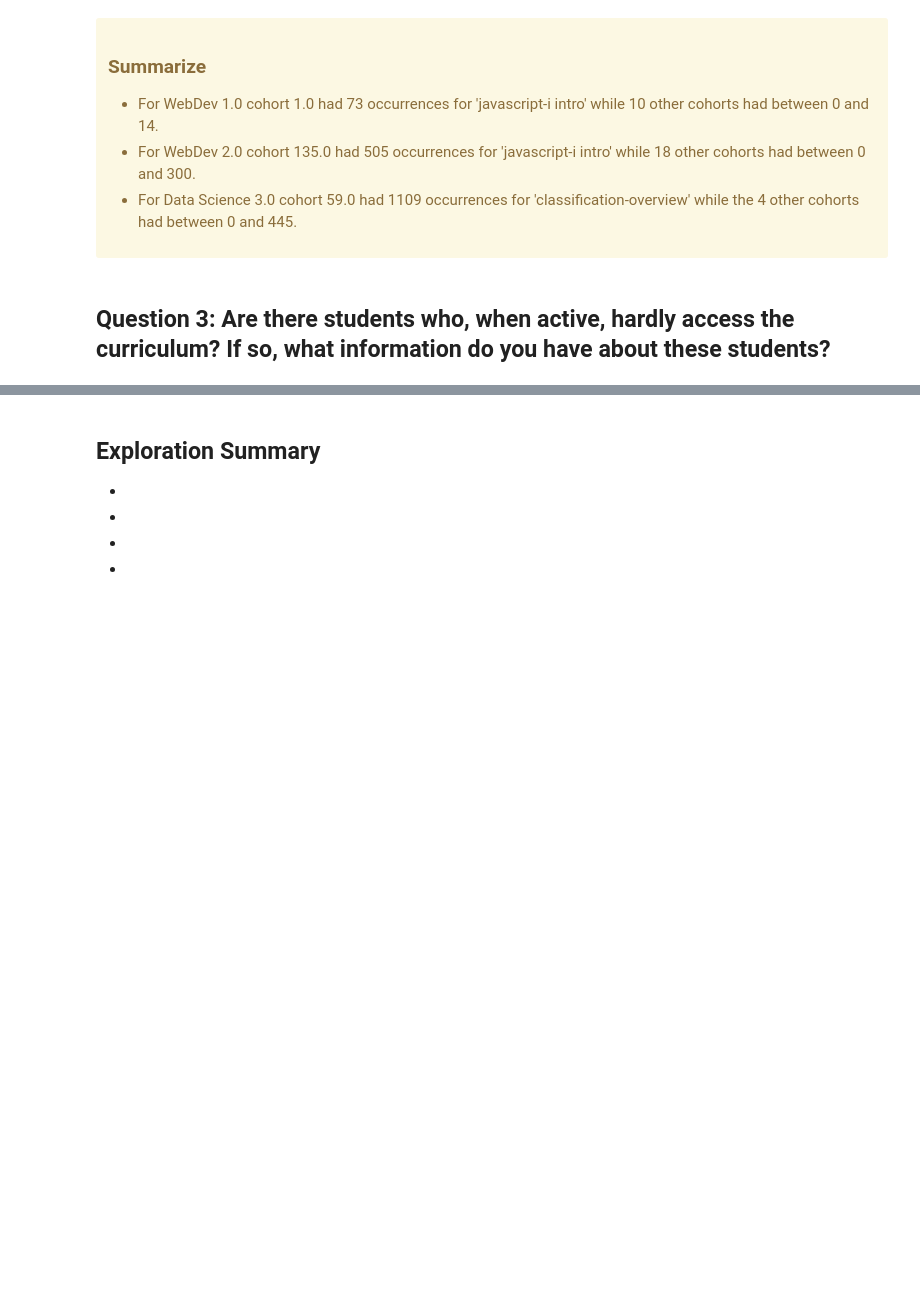
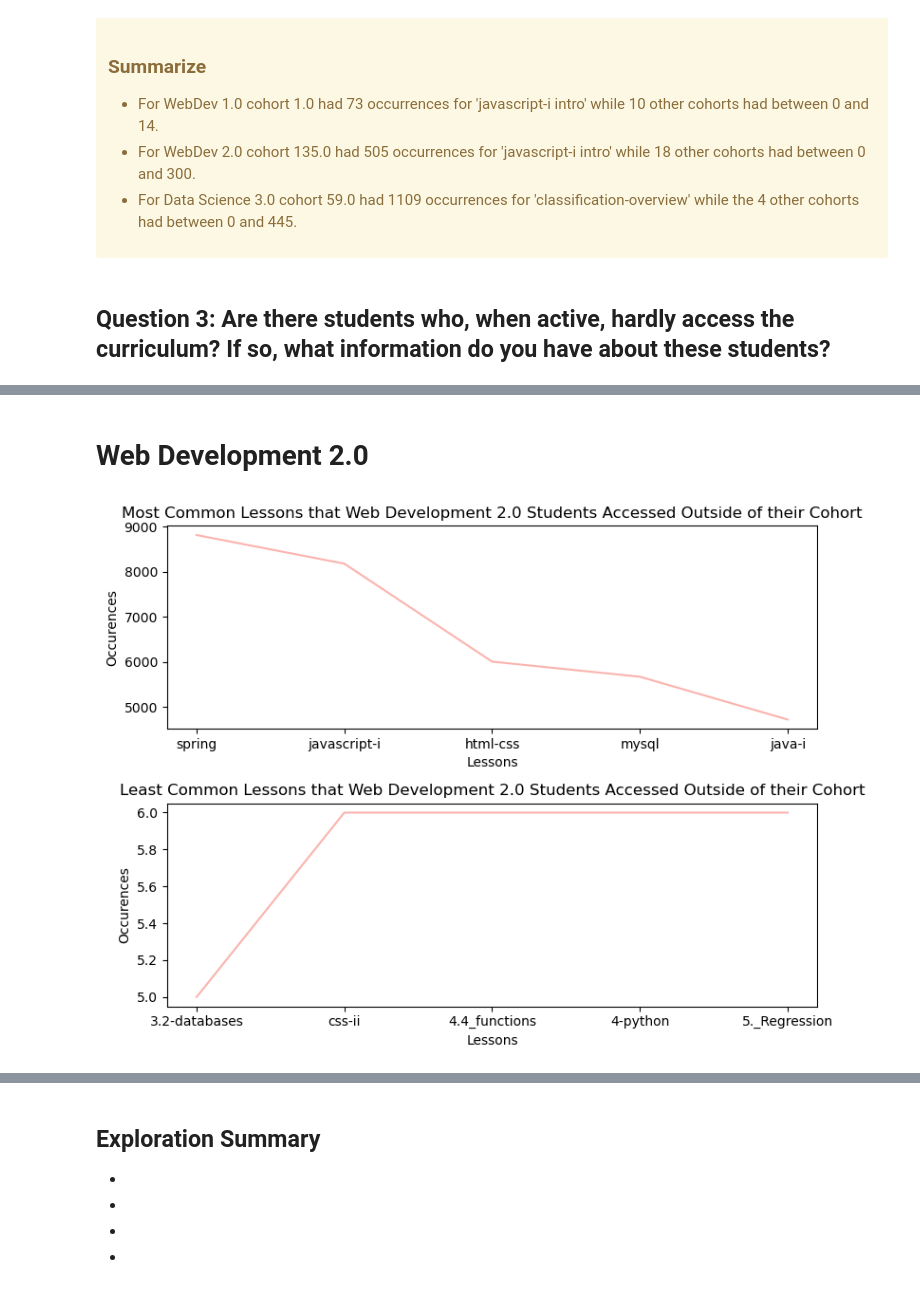
Before and after one commit to Team-Have-it-Your-Way/project5_curriculum, a Jupyter notebook: final.ipynb, the cells around one changed output, grey strips where cells are left out. Saved outputs shown, nothing was run; the diff lists cells and outputs as text; code cells hidden in the pictures; blank space fills up the shorter version.

```diff
--- a/final.ipynb
+++ b/final.ipynb
@@ -470,0 +490,7 @@ e.plot_endpoints_counts(df3, 'classification/overview')
+# %% [markdown]
+# Web Development 2.0
+# %%
+mc2, lc2 = e.webdev2_ml(web_dev2)
+e.webdev2_viz(mc2, lc2)
+# %% [output]
+[figure, added]
```
Also changed, not shown: parts of 15 cells of this notebook, 4 other files.
